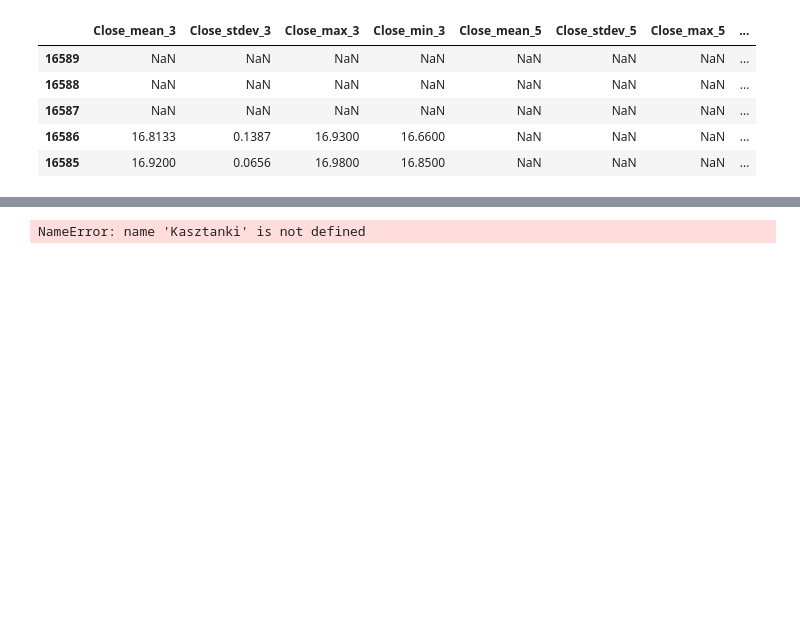
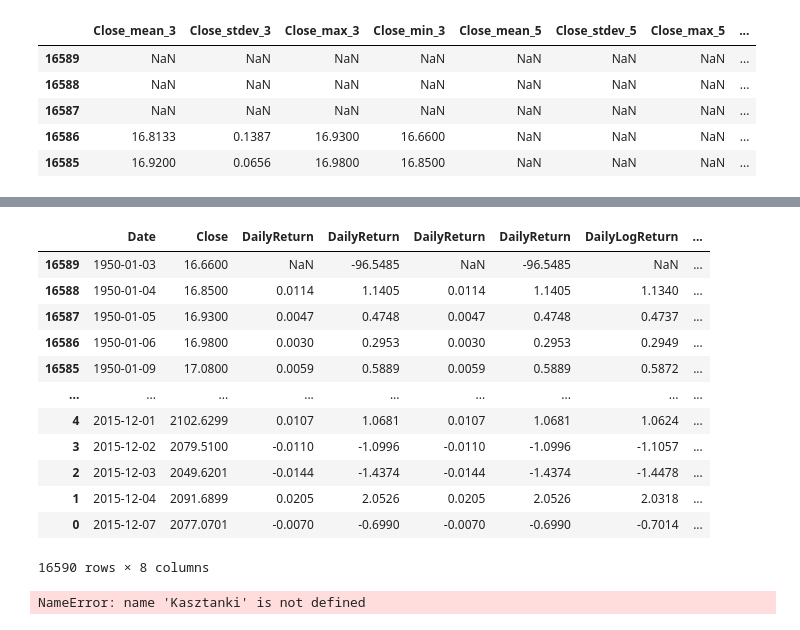
Before and after one commit to TGusciora/python-gp24, a Jupyter notebook: notebooks/001_GP24_tg_EDA_train_model.ipynb, the cells around one changed output, grey strips where cells are left out. Cells and saved outputs as stored; diff of their text form; code cells hidden in the pictures; blank space fills up the shorter version.

```diff
--- a/notebooks/001_GP24_tg_EDA_train_model.ipynb
+++ b/notebooks/001_GP24_tg_EDA_train_model.ipynb
@@ -568,3 +586,6 @@ memory usage: 10.9 MB
 | 16557 | NaN | 17.1271 | 0.4524 | NaN | NaN | 0.4524 | NaN | NaN | 0.5865 | ... |
 | 16556 | 0.1008 | 17.1286 | 0.4610 | -0.1141 | 0.5751 | 0.4610 | -0.1141 | 0.5751 | 0.8798 | ... |
 | 16555 | 0.1078 | 17.1301 | 0.4485 | -0.1013 | 0.5498 | 0.4485 | -0.1013 | 0.5498 | -0.3482 | ... |
+# %%
+data9 = pd.concat([data7, data8], axis = 1)
+display_html(data9, 15)
@@ -571,3 +595,19 @@ memory usage: 10.9 MB
+# %%
+data9[["Date","Close","DailyReturn","DailyReturn","DailyLogReturn","CumulativeReturn"]]
+# %% [output]
+|  | Date | Close | DailyReturn | DailyReturn | DailyReturn | DailyReturn | DailyLogReturn | ... |
+| 16589 | 1950-01-03 | 16.6600 | NaN | -96.5485 | NaN | -96.5485 | NaN | ... |
+| 16588 | 1950-01-04 | 16.8500 | 0.0114 | 1.1405 | 0.0114 | 1.1405 | 1.1340 | ... |
+| 16587 | 1950-01-05 | 16.9300 | 0.0047 | 0.4748 | 0.0047 | 0.4748 | 0.4737 | ... |
+| 16586 | 1950-01-06 | 16.9800 | 0.0030 | 0.2953 | 0.0030 | 0.2953 | 0.2949 | ... |
+| 16585 | 1950-01-09 | 17.0800 | 0.0059 | 0.5889 | 0.0059 | 0.5889 | 0.5872 | ... |
+| ... | ... | ... | ... | ... | ... | ... | ... | ... |
+| 4 | 2015-12-01 | 2102.6299 | 0.0107 | 1.0681 | 0.0107 | 1.0681 | 1.0624 | ... |
+| 3 | 2015-12-02 | 2079.5100 | -0.0110 | -1.0996 | -0.0110 | -1.0996 | -1.1057 | ... |
+| 2 | 2015-12-03 | 2049.6201 | -0.0144 | -1.4374 | -0.0144 | -1.4374 | -1.4478 | ... |
+| 1 | 2015-12-04 | 2091.6899 | 0.0205 | 2.0526 | 0.0205 | 2.0526 | 2.0318 | ... |
+| 0 | 2015-12-07 | 2077.0701 | -0.0070 | -0.6990 | -0.0070 | -0.6990 | -0.7014 | ... |
+16590 rows × 8 columns
 # %%
 Kasztanki
 # %% [output]
```
Also changed, not shown: parts of 5 cells of this notebook, 1 other file.
